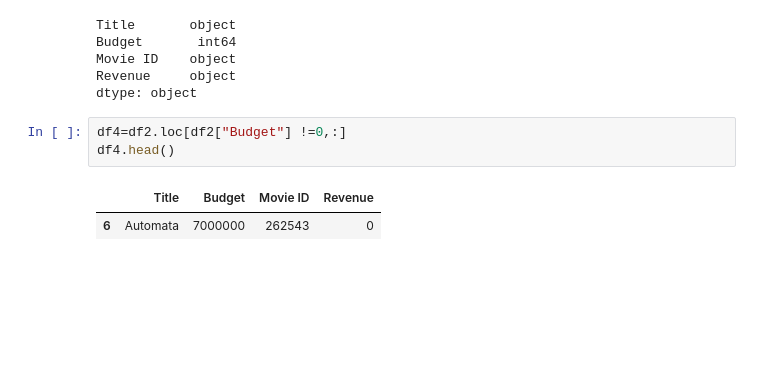
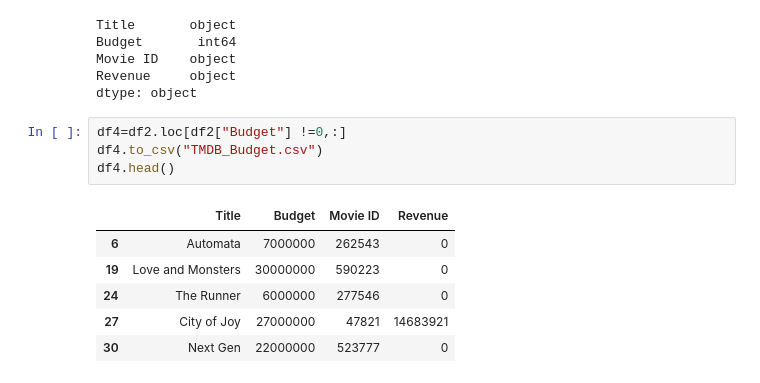
Before and after one commit to ahmadfarouk/Project-Netflix, a Jupyter notebook: TMDB.ipynb, the cells around one changed output. Saved outputs shown, nothing was run; the diff lists cells and outputs as text; blank space fills up the shorter version.

Commit message:
TMDB

```diff
--- a/TMDB.ipynb
+++ b/TMDB.ipynb
@@ -169,10 +169,15 @@ Revenue     object
 dtype: object
 # %%
 df4=df2.loc[df2["Budget"] !=0,:]
+df4.to_csv("TMDB_Budget.csv")
 df4.head()
 # %% [output]
 |  | Title | Budget | Movie ID | Revenue |
 | 6 | Automata | 7000000 | 262543 | 0 |
+| 19 | Love and Monsters | 30000000 | 590223 | 0 |
+| 24 | The Runner | 6000000 | 277546 | 0 |
+| 27 | City of Joy | 27000000 | 47821 | 14683921 |
+| 30 | Next Gen | 22000000 | 523777 | 0 |
 # %%
 Movie_list = df4.reset_index()
 plt.bar(Movie_list["Title"],Movie_list["Budget"])
```
Also changed, not shown: parts of 7 cells of this notebook, 1 other file.
